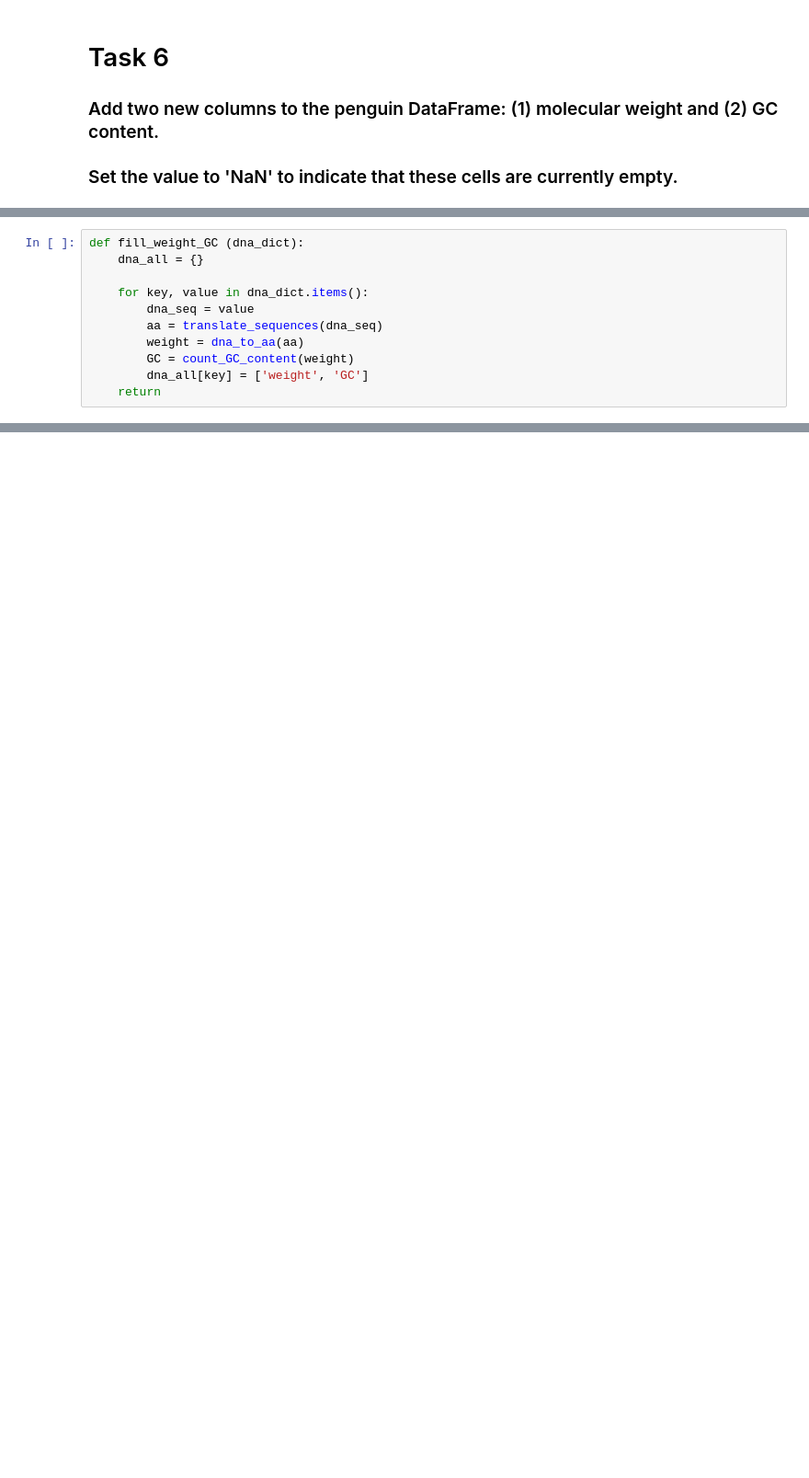
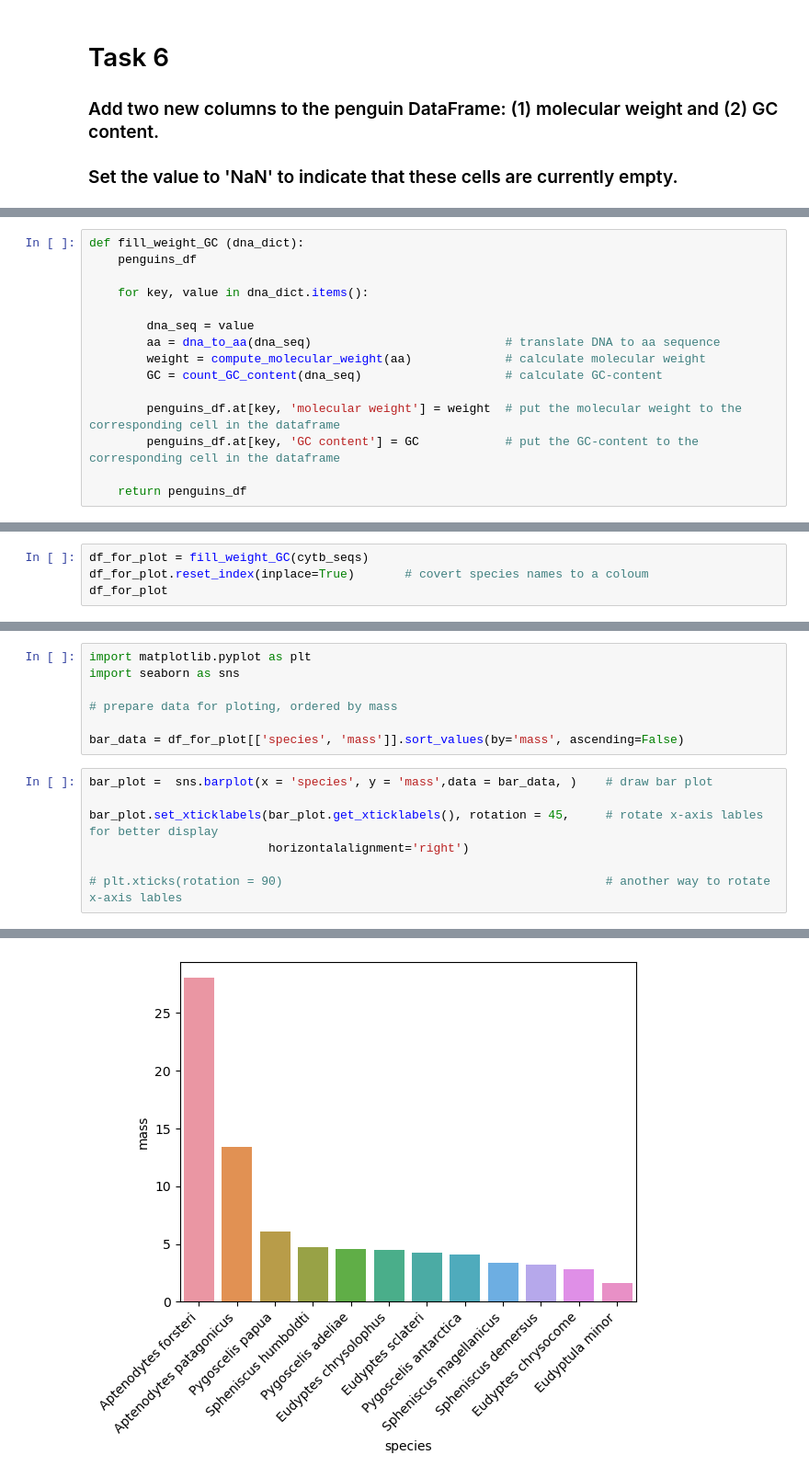
Before and after one commit to 0Yue0/BCB546-PythonHW_Spring2023, a Jupyter notebook: Yue_Python.ipynb, the cells around one changed output, grey strips where cells are left out. Shown at 92% size. Cells and saved outputs as stored; diff of their text form; blank space fills up the shorter version.

```diff
--- a/Yue_Python.ipynb
+++ b/Yue_Python.ipynb
@@ -278,11 +273,0 @@ def fill_weight_GC (dna_dict):
-# %%
-def fill_weight_GC (dna_dict):
-    dna_all = {}
-
-    for key, value in dna_dict.items():
-        dna_seq = value
-        aa = translate_sequences(dna_seq)
-        weight = dna_to_aa(aa)
-        GC = count_GC_content(weight)
-        dna_all[key] = ['weight', 'GC']
-    return
@@ -542,0 +274,15 @@ Note: you may need to restart the kernel to use updated packages.
+# %%
+def fill_weight_GC (dna_dict):
+    penguins_df
+
+    for key, value in dna_dict.items():
+
+        dna_seq = value
+        aa = dna_to_aa(dna_seq)                           # translate DNA to aa sequence
+        weight = compute_molecular_weight(aa)             # calculate molecular weight
+        GC = count_GC_content(dna_seq)                    # calculate GC-content
+
+        penguins_df.at[key, 'molecular weight'] = weight  # put the molecular weight to the corresponding cell in the dataframe
+        penguins_df.at[key, 'GC content'] = GC            # put the GC-content to the corresponding cell in the dataframe
+
+    return penguins_df
@@ -542,0 +306,4 @@ Note: you may need to restart the kernel to use updated packages.
+# %%
+df_for_plot = fill_weight_GC(cytb_seqs)
+df_for_plot.reset_index(inplace=True)       # covert species names to a coloum
+df_for_plot
@@ -542,0 +332,15 @@ Note: you may need to restart the kernel to use updated packages.
+# %%
+import matplotlib.pyplot as plt
+import seaborn as sns
+
+# prepare data for ploting, ordered by mass
+
+bar_data = df_for_plot[['species', 'mass']].sort_values(by='mass', ascending=False)
+# %%
+bar_plot =  sns.barplot(x = 'species', y = 'mass',data = bar_data, )    # draw bar plot
+
+bar_plot.set_xticklabels(bar_plot.get_xticklabels(), rotation = 45,     # rotate x-axis lables for better display
+                         horizontalalignment='right')
+
+# plt.xticks(rotation = 90)                                             # another way to rotate x-axis lables
+# %% [output]
@@ -542,0 +359 @@ Note: you may need to restart the kernel to use updated packages.
+[figure, added]
```
Also changed, not shown: parts of 43 cells of this notebook.
